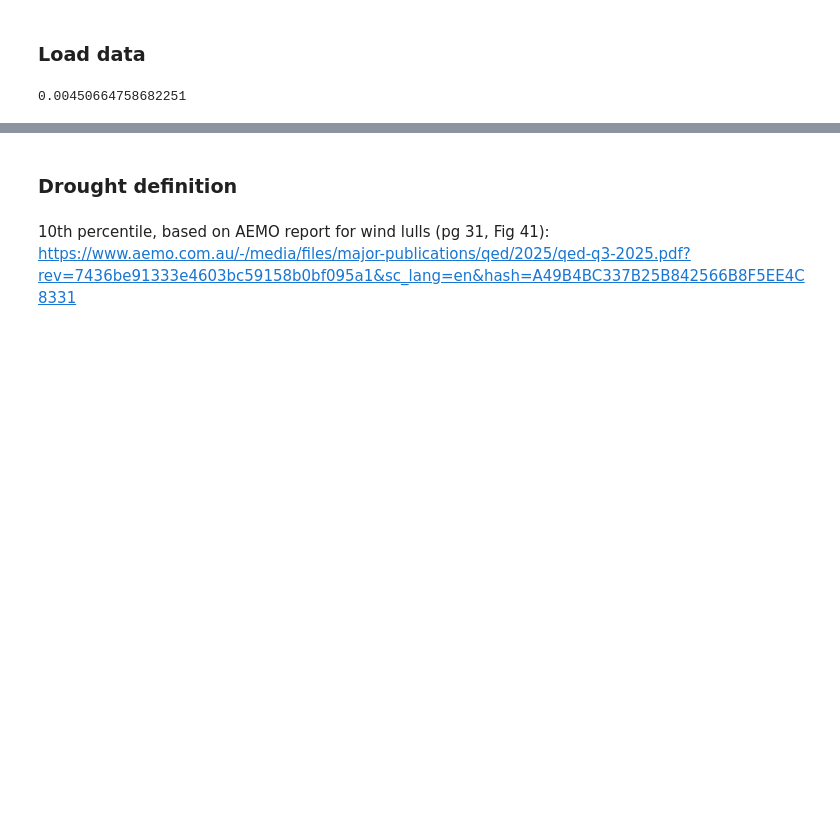
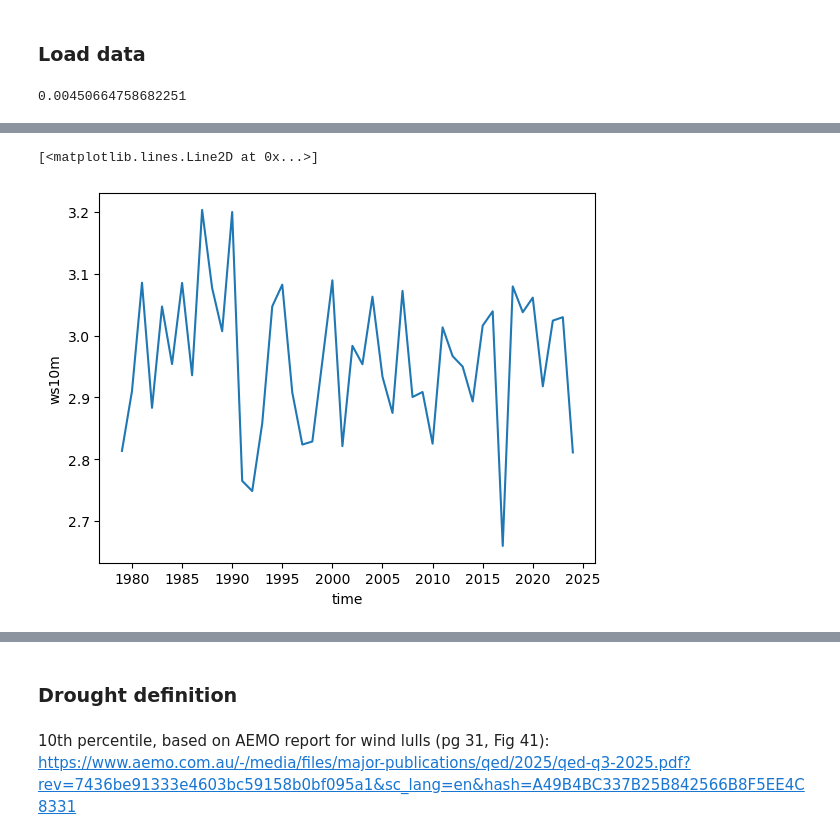
Before and after one commit to dougrichardson/wind_drought, a Jupyter notebook: 08_reanalysis_drought_stats.ipynb, the cells around one changed output, grey strips where cells are left out. Drawn from its saved outputs; the diff is of its cells as text; code cells hidden in the pictures; blank space fills up the shorter version.

```diff
--- a/08_reanalysis_drought_stats.ipynb
+++ b/08_reanalysis_drought_stats.ipynb
@@ -30,0 +139,5 @@ sum(nbytes) / 1024 ** 3
+# %%
+da.resample(time="1YS").mean().plot()
+# %% [output]
+[<matplotlib.lines.Line2D at 0x...>]
+[figure, added]
```
Also changed, not shown: parts of 22 cells of this notebook.
